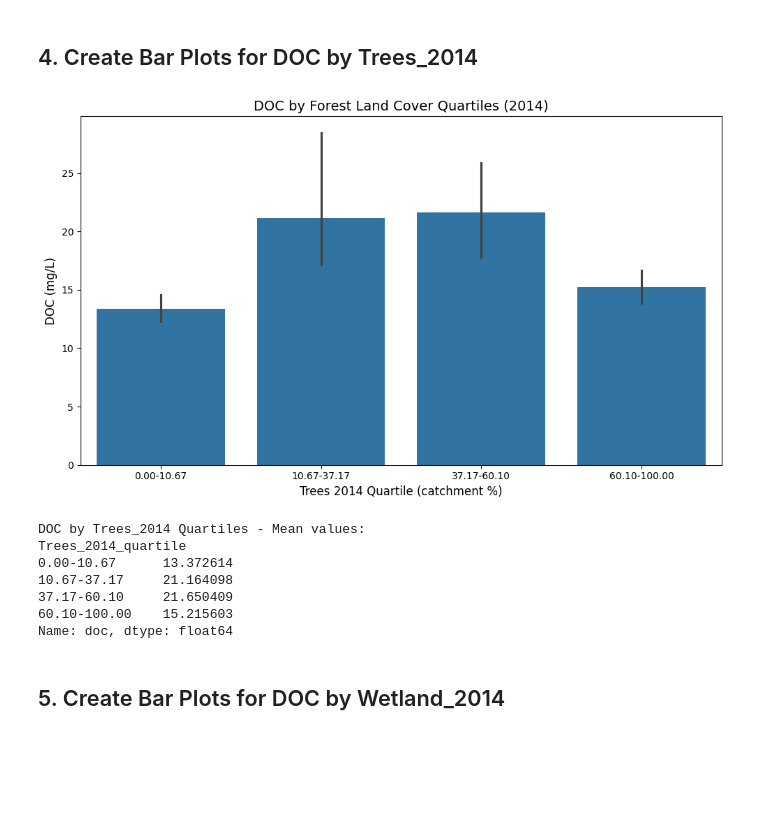
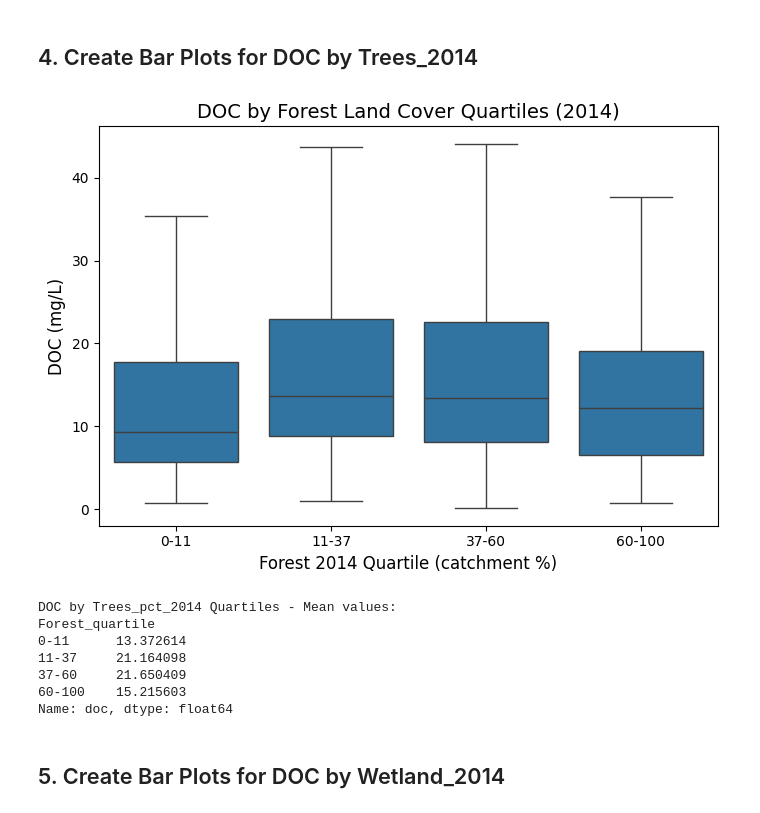
Before and after one commit to ekcomputer/land-cover, a Jupyter notebook: notebooks/data_exploration/harm_doc_landcover_exploration.ipynb, the cells around one changed output. Saved outputs shown, nothing was run; the diff lists cells and outputs as text; code cells hidden in the pictures; blank space fills up the shorter version.

Commit message:
bar plot - box plot

```diff
--- a/notebooks/data_exploration/harm_doc_landcover_exploration.ipynb
+++ b/notebooks/data_exploration/harm_doc_landcover_exploration.ipynb
@@ -66,27 +70,32 @@ Name: Trees_pct_2014, dtype: float64
 ## 4. Create Bar Plots for DOC by Trees_2014
 # %%
 # Create quartile categories for Trees_pct_2014
-trees_quartiles = np.quantile(df["Trees_pct_2014"].dropna(), [0, 0.25, 0.5, 0.75, 1.0])
-trees_labels = [f"{trees_quartiles[i]:.2f}-{trees_quartiles[i+1]:.2f}" for i in range(len(trees_quartiles)-1)]
-df["Trees_quartile"] = pd.qcut(df["Trees_pct_2014"], q=4, labels=trees_labels, duplicates="drop")
+Forest_quartiles = np.quantile(df["Trees_pct_2014"].dropna(), [0, 0.25, 0.5, 0.75, 1.0])
+trees_labels = [f"{Forest_quartiles[i]:.0f}-{Forest_quartiles[i+1]:.0f}" for i in range(len(Forest_quartiles)-1)]
+df["Forest_quartile"] = pd.qcut(df["Trees_pct_2014"], q=4, labels=trees_labels, duplicates="drop")
 
-fig, ax = plt.subplots(figsize=(10, 6))
-sns.barplot(data=df, x='Trees_quartile', y='doc', ax=ax)
-ax.set_title('DOC by Trees Land Cover Quartiles (2014)', fontsize=14)
-ax.set_xlabel('Trees 2014 Quartile (catchment %)', fontsize=12)
-ax.set_ylabel('DOC (mg/L)', fontsize=12)
+fig, ax = plt.subplots(figsize=(7,5))
+sns.boxplot(data=df, x="Forest_quartile", y="doc", ax=ax, showfliers=False)
+# sns.barplot(data=df, x='Forest_quartile', y='doc', ax=ax)
+# sns.violinplot(data=df, x='Forest_quartile', y='doc', ax=ax, cut=1, width=2) #, inner_kws=dict(box_width=30))
+# boxplots_by_group(df, "doc", "Forest_quartile", order=trees_labels)
+plt.title('DOC by Forest Land Cover Quartiles (2014)', fontsize=14)
+plt.xlabel('Forest 2014 Quartile (catchment %)', fontsize=12)
+plt.ylabel('DOC (mg/L)', fontsize=12)
 plt.tight_layout()
 plt.show()
 
-print(f"DOC by Trees_pct_2014 Quartiles - Mean values:\n{df.groupby('Trees_quartile')['doc'].mean()}")
+print(
+    f"DOC by Trees_pct_2014 Quartiles - Mean values:\n{df.groupby('Forest_quartile')['doc'].mean()}"
+)
 # %% [output]
-[figure, old version]
+[figure, new version]
-DOC by Trees_2014 Quartiles - Mean values:
-Trees_2014_quartile
-0.00-10.67      13.372614
-10.67-37.17     21.164098
-37.17-60.10     21.650409
-60.10-100.00    15.215603
+DOC by Trees_pct_2014 Quartiles - Mean values:
+Forest_quartile
+0-11      13.372614
+11-37     21.164098
+37-60     21.650409
+60-100    15.215603
 Name: doc, dtype: float64
 # %% [markdown]
 ## 5. Create Bar Plots for DOC by Wetland_2014
```
Also changed, not shown: parts of 9 cells of this notebook.
